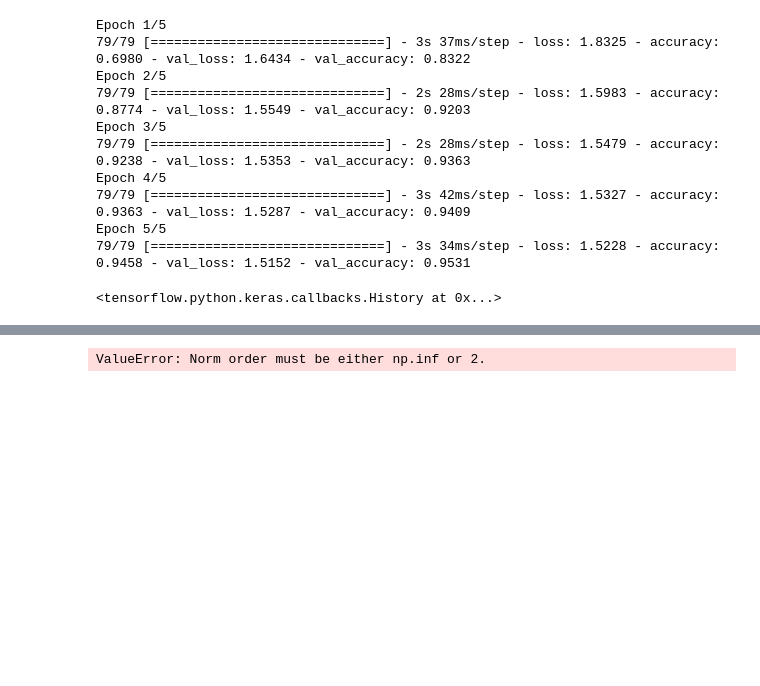
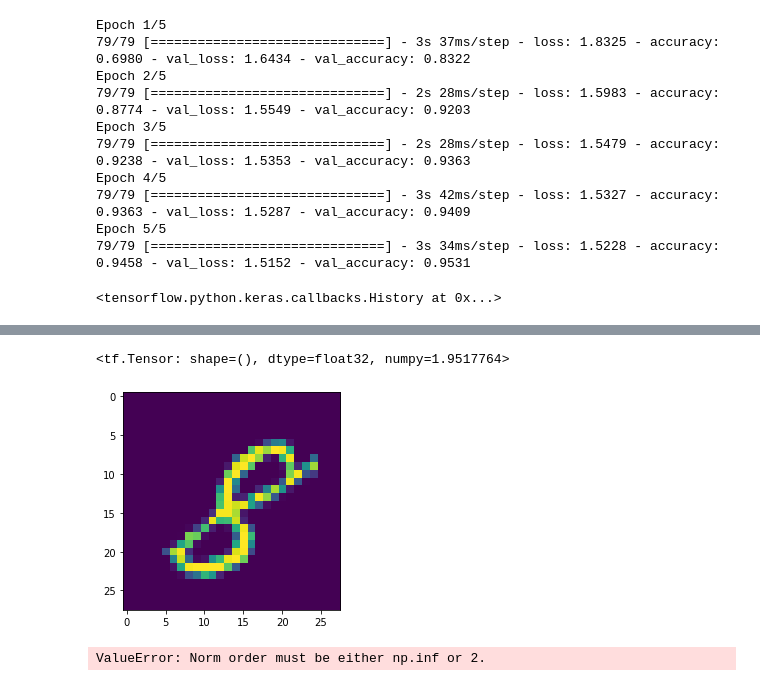
Before and after one commit to FlorianMerkle/network-pruning-and-robustness, a Jupyter notebook: Adversarial/Cleverhans-works.ipynb, the cells around one changed output, grey strips where cells are left out. Drawn from its saved outputs; the diff is of its cells as text; code cells hidden in the pictures; blank space fills up the shorter version.

```diff
--- a/Adversarial/Cleverhans-works.ipynb
+++ b/Adversarial/Cleverhans-works.ipynb
@@ -28,13 +30,13 @@ class CustomLayer(layers.Layer):
         #print(input_shape)
         self.w = self.add_weight(shape=(input_shape[-1], self.units),
                                  initializer='random_normal',
-                                 trainable=True)
+                                 trainable=True, name='w')
         self.mask = self.add_weight(shape=(self.w.shape),
                                     initializer='ones',
-                                    trainable=False)
+                                    trainable=False, name='mask')
         self.pruned_w = self.add_weight(shape=(input_shape[-1], self.units),
                                  initializer='ones',
-                                 trainable=False)
+                                 trainable=False, name='p_w')
 
     def call(self, inputs):
         #self.mask_2 = tf.multiply(self.mask, self.mask_2)
@@ -86,8 +88,8 @@ data = ld_mnist()
 # %%
 (x_train, y_train), (x_test, y_test) = tf.keras.datasets.mnist.load_data()
 
-x_train = x_train.reshape(60000, 784).astype('float32') / 255
-x_test = x_test.reshape(10000, 784).astype('float32') / 255
+x_train = x_train.reshape(60000, 28,28,1).astype('float32') / 255
+x_test = x_test.reshape(10000, 28,28,1).astype('float32') / 255
 # %%
 model = LeNet300_100()
 model.compile(optimizer=tf.keras.optimizers.Adam(learning_rate=1e-3),
@@ -156,4 +169,5 @@ for z in tfds.as_numpy(x):
     for y in z[0]:
         clean_inputs.append(y.flatten())
 
-clean_inputs = np.array(clean_inputs[:10])
+clean_inputs = tf.reshape(clean_inputs[:16], [16,28,28,1]);
+#print(clean_inputs)
@@ -169,0 +174,11 @@ array([[0., 0., 0., ..., 0., 0., 0.],
+# %%
+adv = cleverhans.future.tf2.attacks.carlini_wagner_l2(model,clean_inputs,y=None,
+               batch_size=16,
+               clip_min=0.,
+               clip_max=1.,
+               binary_search_steps=10,
+               max_iterations=10000,
+               #abort_early=True,
+               confidence=0.,
+               initial_const=1e-0,
+               learning_rate=5e-1)
@@ -170,3 +226,10 @@ array([[0., 0., 0., ..., 0., 0., 0.],
+# %%
+
+plt.imshow(tf.reshape(adv,[28,28]))
+tf.norm(adv-clean_inputs)
+# %% [output]
+<tf.Tensor: shape=(), dtype=float32, numpy=1.9517764>
+[figure, added]
 # %%
 eps = .2
 x = data.test.take(1)
```
Also changed, not shown: parts of 7 cells of this notebook, 45 other files.
